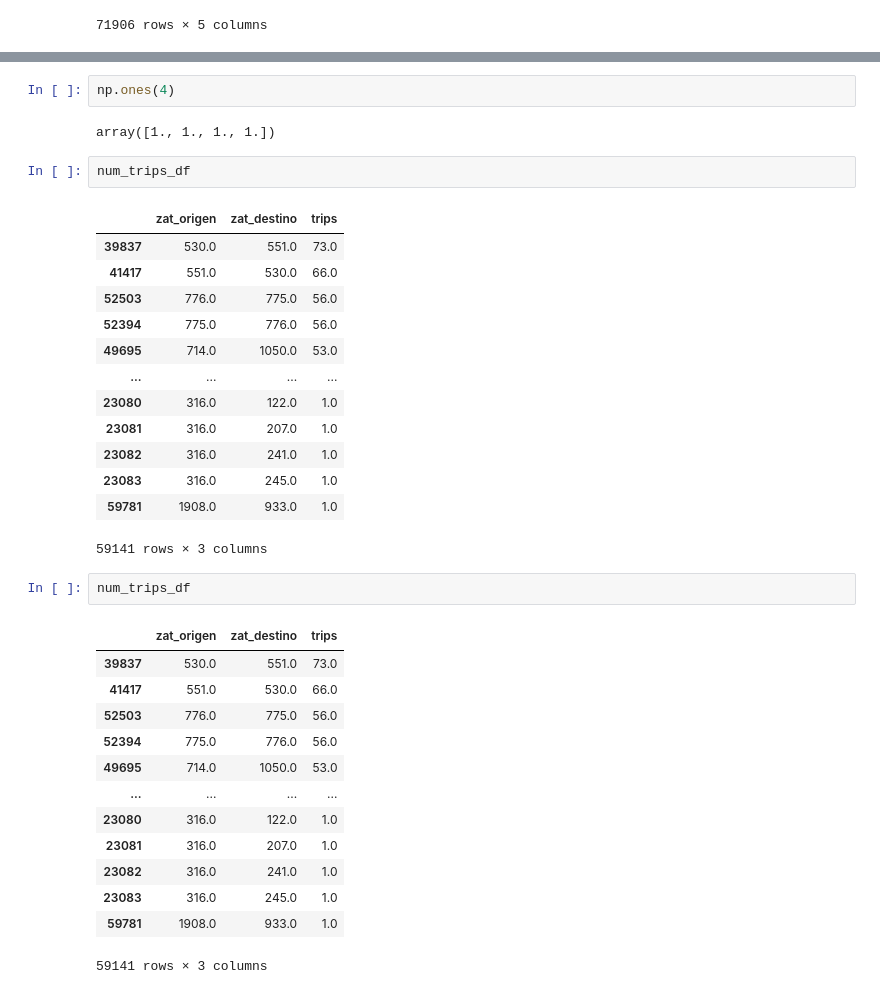
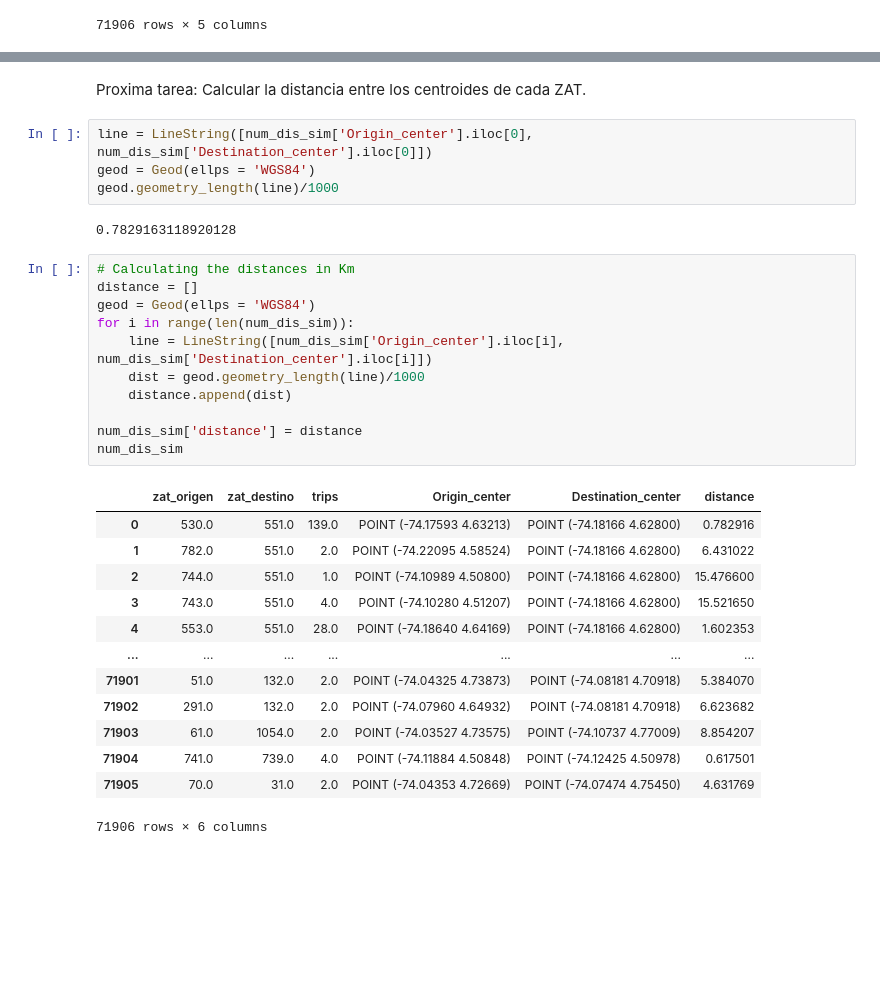
Before and after one commit to saramirezva/Mobility-Models-Bogot-, a Jupyter notebook: mobility_models.ipynb, the cells around one changed output, grey strips where cells are left out. Saved outputs shown, nothing was run; the diff lists cells and outputs as text; blank space fills up the shorter version.

Commit message:
Distance between zats

```diff
--- a/mobility_models.ipynb
+++ b/mobility_models.ipynb
@@ -148,36 +148,33 @@ Proxima tarea: Convertir la matriz origne destino ya simetrica en un dataframe t
-# %%
-np.ones(4)
-# %% [output]
-array([1., 1., 1., 1.])
-# %%
-num_trips_df
-# %% [output]
-|  | zat_origen | zat_destino | trips |
-| 39837 | 530.0 | 551.0 | 73.0 |
-| 41417 | 551.0 | 530.0 | 66.0 |
-| 52503 | 776.0 | 775.0 | 56.0 |
-| 52394 | 775.0 | 776.0 | 56.0 |
-| 49695 | 714.0 | 1050.0 | 53.0 |
-| ... | ... | ... | ... |
-| 23080 | 316.0 | 122.0 | 1.0 |
-| 23081 | 316.0 | 207.0 | 1.0 |
-| 23082 | 316.0 | 241.0 | 1.0 |
-| 23083 | 316.0 | 245.0 | 1.0 |
-| 59781 | 1908.0 | 933.0 | 1.0 |
-59141 rows × 3 columns
-# %%
-num_trips_df
-# %% [output]
-|  | zat_origen | zat_destino | trips |
-| 39837 | 530.0 | 551.0 | 73.0 |
-| 41417 | 551.0 | 530.0 | 66.0 |
-| 52503 | 776.0 | 775.0 | 56.0 |
-| 52394 | 775.0 | 776.0 | 56.0 |
-| 49695 | 714.0 | 1050.0 | 53.0 |
-| ... | ... | ... | ... |
-| 23080 | 316.0 | 122.0 | 1.0 |
-| 23081 | 316.0 | 207.0 | 1.0 |
-| 23082 | 316.0 | 241.0 | 1.0 |
-| 23083 | 316.0 | 245.0 | 1.0 |
-| 59781 | 1908.0 | 933.0 | 1.0 |
-59141 rows × 3 columns
+# %% [markdown]
+Proxima tarea: Calcular la distancia entre los centroides de cada ZAT.
+# %%
+line = LineString([num_dis_sim['Origin_center'].iloc[0], num_dis_sim['Destination_center'].iloc[0]])
+geod = Geod(ellps = 'WGS84')
+geod.geometry_length(line)/1000
+# %% [output]
+0.7829163118920128
+# %%
+# Calculating the distances in Km
+distance = []
+geod = Geod(ellps = 'WGS84')
+for i in range(len(num_dis_sim)):
+    line = LineString([num_dis_sim['Origin_center'].iloc[i], num_dis_sim['Destination_center'].iloc[i]])
+    dist = geod.geometry_length(line)/1000
+    distance.append(dist)
+
+num_dis_sim['distance'] = distance
+num_dis_sim
+# %% [output]
+|  | zat_origen | zat_destino | trips | Origin_center | Destination_center | distance |
+| 0 | 530.0 | 551.0 | 139.0 | POINT (-74.17593 4.63213) | POINT (-74.18166 4.62800) | 0.782916 |
+| 1 | 782.0 | 551.0 | 2.0 | POINT (-74.22095 4.58524) | POINT (-74.18166 4.62800) | 6.431022 |
+| 2 | 744.0 | 551.0 | 1.0 | POINT (-74.10989 4.50800) | POINT (-74.18166 4.62800) | 15.476600 |
+| 3 | 743.0 | 551.0 | 4.0 | POINT (-74.10280 4.51207) | POINT (-74.18166 4.62800) | 15.521650 |
+| 4 | 553.0 | 551.0 | 28.0 | POINT (-74.18640 4.64169) | POINT (-74.18166 4.62800) | 1.602353 |
+| ... | ... | ... | ... | ... | ... | ... |
+| 71901 | 51.0 | 132.0 | 2.0 | POINT (-74.04325 4.73873) | POINT (-74.08181 4.70918) | 5.384070 |
+| 71902 | 291.0 | 132.0 | 2.0 | POINT (-74.07960 4.64932) | POINT (-74.08181 4.70918) | 6.623682 |
+| 71903 | 61.0 | 1054.0 | 2.0 | POINT (-74.03527 4.73575) | POINT (-74.10737 4.77009) | 8.854207 |
+| 71904 | 741.0 | 739.0 | 4.0 | POINT (-74.11884 4.50848) | POINT (-74.12425 4.50978) | 0.617501 |
+| 71905 | 70.0 | 31.0 | 2.0 | POINT (-74.04353 4.72669) | POINT (-74.07474 4.75450) | 4.631769 |
+71906 rows × 6 columns
```
Also changed, not shown: parts of 5 cells of this notebook.
